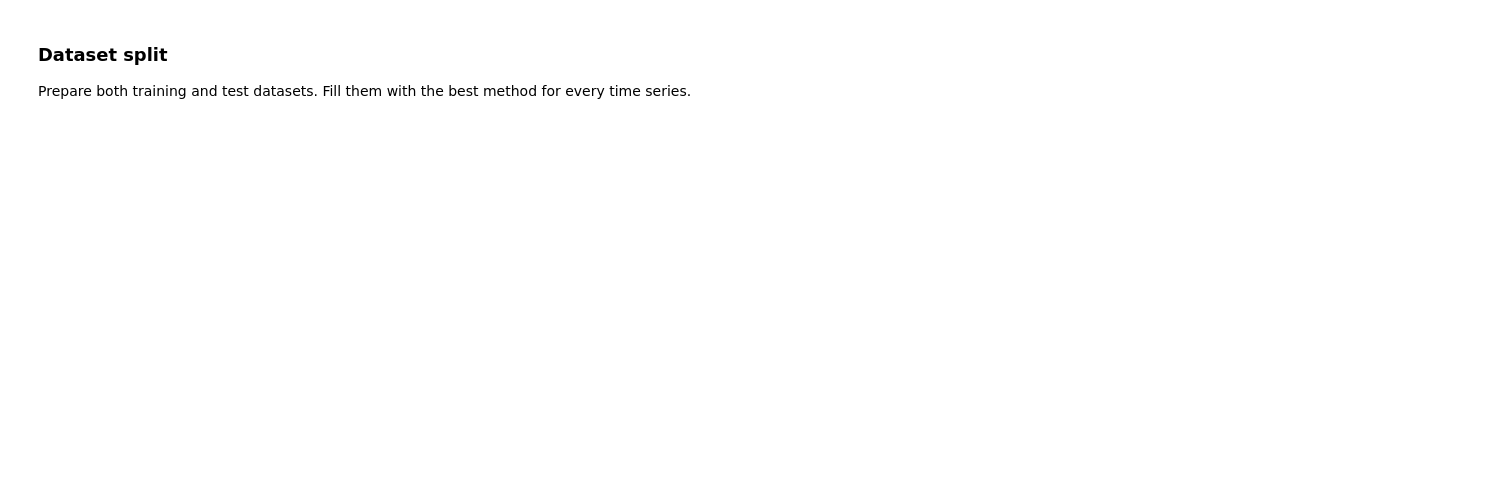
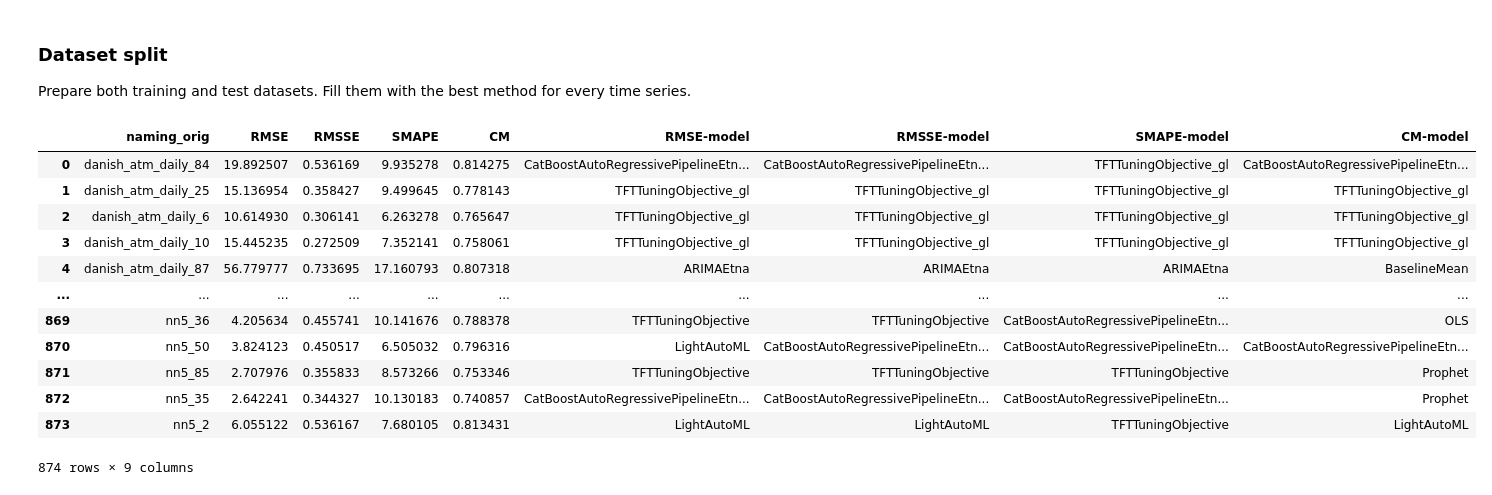
Before and after one commit to rntprch/ML-Project-Team-9-MetaLearning, a Jupyter notebook: preprocess.ipynb, the cells around one changed output. Drawn from its saved outputs; the diff is of its cells as text; code cells hidden in the pictures; blank space fills up the shorter version.

Commit message:
Full datasets are uploaded

```diff
--- a/preprocess.ipynb
+++ b/preprocess.ipynb
@@ -388,7 +388,9 @@ def best_method(input, index, label, criteria, na_handling=np.nan,
     rows = input[index].unique()
     # Prepare columns for criteria values and model names
     suffs = ['', '-model']; cols = []
-    for suf in suffs: for criterion in criteria: cols.append(criterion+suff)
+    for suff in suffs:
+        for criterion in criteria:
+            cols.append(criterion+suff)
     cols = np.concatenate(([index], cols))
     # Define dataframe
     best_results = pd.DataFrame(index=rows, columns=cols, data=na_handling)
@@ -413,12 +415,26 @@ def best_method(input, index, label, criteria, na_handling=np.nan,
 # %%
 # Extract training dataset from the initial table
 train = data[data['split']=='validation']
 train = train.drop(labels=['split'], axis=1)
 # Create table with best methods for each time series
 train = best_method(train, 'naming_orig', 'model_name',
                     ['RMSE', 'RMSSE', 'SMAPE', 'CM'])
-train.to_csv('./data/train_dataset.csv')
+train.to_csv('./data/full_train.csv')
 train
+# %% [output]
+|  | naming_orig | RMSE | RMSSE | SMAPE | CM | RMSE-model | RMSSE-model | SMAPE-model | CM-model |
+| 0 | danish_atm_daily_84 | 19.892507 | 0.536169 | 9.935278 | 0.814275 | CatBoostAutoRegressivePipelineEtn... | CatBoostAutoRegressivePipelineEtn... | TFTTuningObjective_gl | CatBoostAutoRegressivePipelineEtn... |
+| 1 | danish_atm_daily_25 | 15.136954 | 0.358427 | 9.499645 | 0.778143 | TFTTuningObjective_gl | TFTTuningObjective_gl | TFTTuningObjective_gl | TFTTuningObjective_gl |
+| 2 | danish_atm_daily_6 | 10.614930 | 0.306141 | 6.263278 | 0.765647 | TFTTuningObjective_gl | TFTTuningObjective_gl | TFTTuningObjective_gl | TFTTuningObjective_gl |
+| 3 | danish_atm_daily_10 | 15.445235 | 0.272509 | 7.352141 | 0.758061 | TFTTuningObjective_gl | TFTTuningObjective_gl | TFTTuningObjective_gl | TFTTuningObjective_gl |
+| 4 | danish_atm_daily_87 | 56.779777 | 0.733695 | 17.160793 | 0.807318 | ARIMAEtna | ARIMAEtna | ARIMAEtna | BaselineMean |
+| ... | ... | ... | ... | ... | ... | ... | ... | ... | ... |
+| 869 | nn5_36 | 4.205634 | 0.455741 | 10.141676 | 0.788378 | TFTTuningObjective | TFTTuningObjective | CatBoostAutoRegressivePipelineEtn... | OLS |
+| 870 | nn5_50 | 3.824123 | 0.450517 | 6.505032 | 0.796316 | LightAutoML | CatBoostAutoRegressivePipelineEtn... | CatBoostAutoRegressivePipelineEtn... | CatBoostAutoRegressivePipelineEtn... |
+| 871 | nn5_85 | 2.707976 | 0.355833 | 8.573266 | 0.753346 | TFTTuningObjective | TFTTuningObjective | TFTTuningObjective | Prophet |
+| 872 | nn5_35 | 2.642241 | 0.344327 | 10.130183 | 0.740857 | CatBoostAutoRegressivePipelineEtn... | CatBoostAutoRegressivePipelineEtn... | CatBoostAutoRegressivePipelineEtn... | Prophet |
+| 873 | nn5_2 | 6.055122 | 0.536167 | 7.680105 | 0.813431 | LightAutoML | LightAutoML | TFTTuningObjective | LightAutoML |
+874 rows × 9 columns
 # %%
 # Extract test dataset from the initial table
 test = data[data['split']=='test']
```
Also changed, not shown: parts of 9 cells of this notebook, 3 other files.
